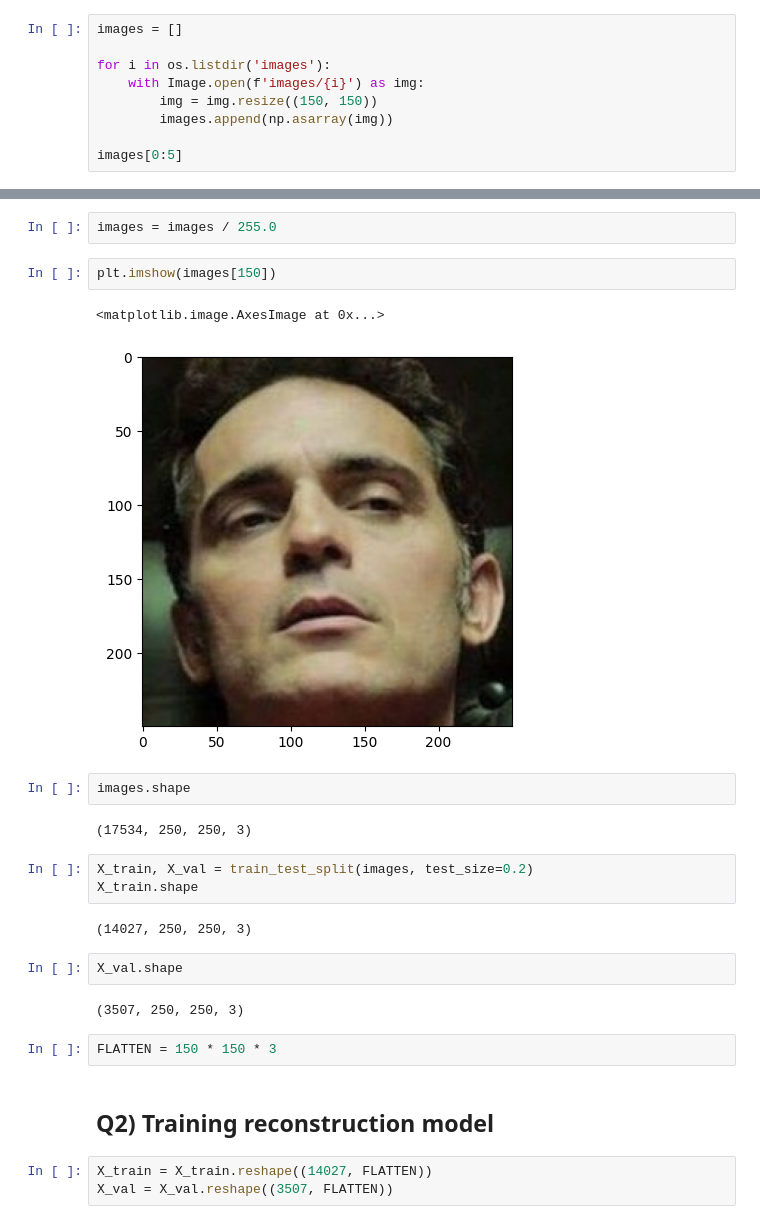
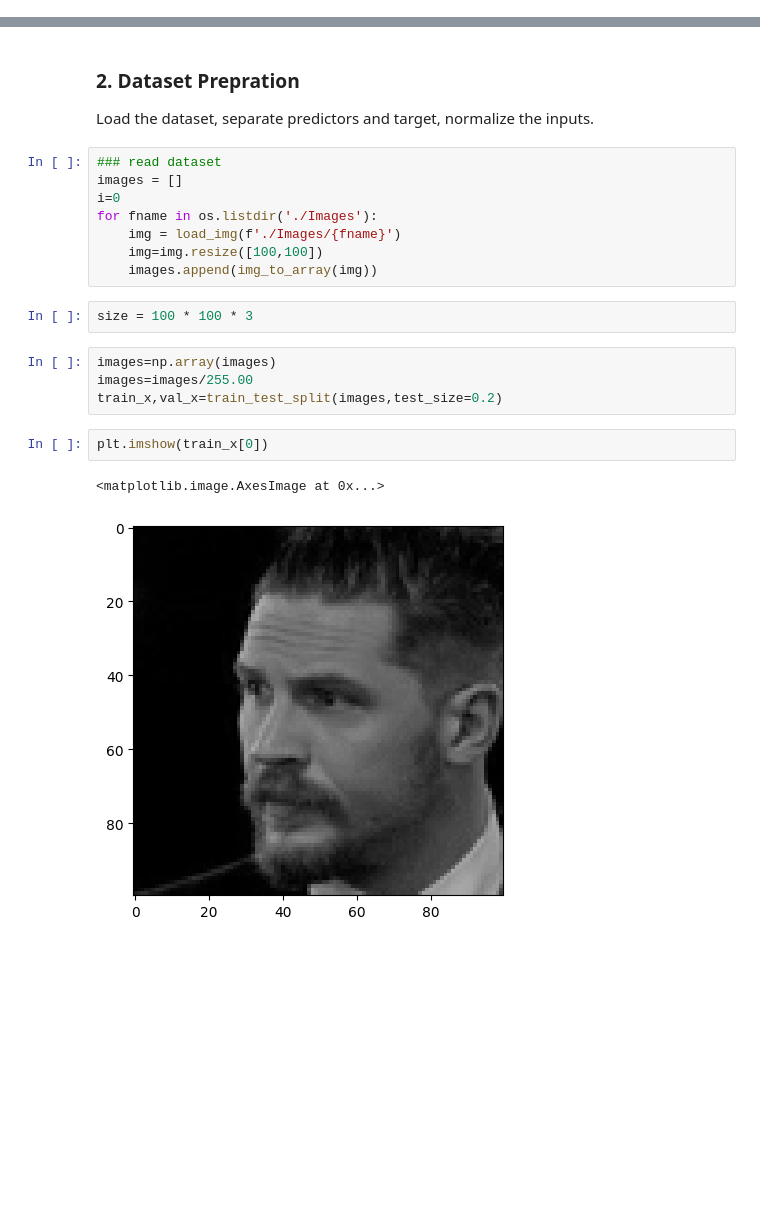
Before and after one commit to dhzdhd/DSE, a Jupyter notebook: Year 3/Semester 5/DL lab/Week 9/W9.ipynb, the cells around one changed output, grey strips where cells are left out. Saved outputs shown, nothing was run; the diff lists cells and outputs as text; blank space fills up the shorter version.

```diff
--- a/Year 3/Semester 5/DL lab/Week 9/W9.ipynb
+++ b/Year 3/Semester 5/DL lab/Week 9/W9.ipynb
@@ -24,9 +25,0 @@ To enable the following instructions: AVX2 AVX_VNNI FMA, in other operations, re
-# %%
-images = []
-
-for i in os.listdir('images'):
-    with Image.open(f'images/{i}') as img:
-        img = img.resize((150, 150))
-        images.append(np.asarray(img))
-
-images[0:5]
@@ -53,27 +26,23 @@ images = np.array(images)
-# %%
-images = images / 255.0
+# %% [markdown]
+### 2. Dataset Prepration
+
+Load the dataset, separate predictors and target, normalize the inputs.
+# %%
+### read dataset
+images = []
+i=0
+for fname in os.listdir('./Images'):
+    img = load_img(f'./Images/{fname}')
+    img=img.resize([100,100])
+    images.append(img_to_array(img))
+# %%
+size = 100 * 100 * 3
+# %%
+images=np.array(images)
+images=images/255.00
+train_x,val_x=train_test_split(images,test_size=0.2)
 # %%
-plt.imshow(images[150])
+plt.imshow(train_x[0])
 # %% [output]
 <matplotlib.image.AxesImage at 0x...>
-[figure, old version]
+[figure, new version]
-# %%
-images.shape
-# %% [output]
-(17534, 250, 250, 3)
-# %%
-X_train, X_val = train_test_split(images, test_size=0.2)
-X_train.shape
-# %% [output]
-(14027, 250, 250, 3)
-# %%
-X_val.shape
-# %% [output]
-(3507, 250, 250, 3)
-# %%
-FLATTEN = 150 * 150 * 3
-# %% [markdown]
-## Q2) Training reconstruction model
-# %%
-X_train = X_train.reshape((14027, FLATTEN))
-X_val = X_val.reshape((3507, FLATTEN))
```
Also changed, not shown: parts of 34 cells of this notebook, 4 other files.
